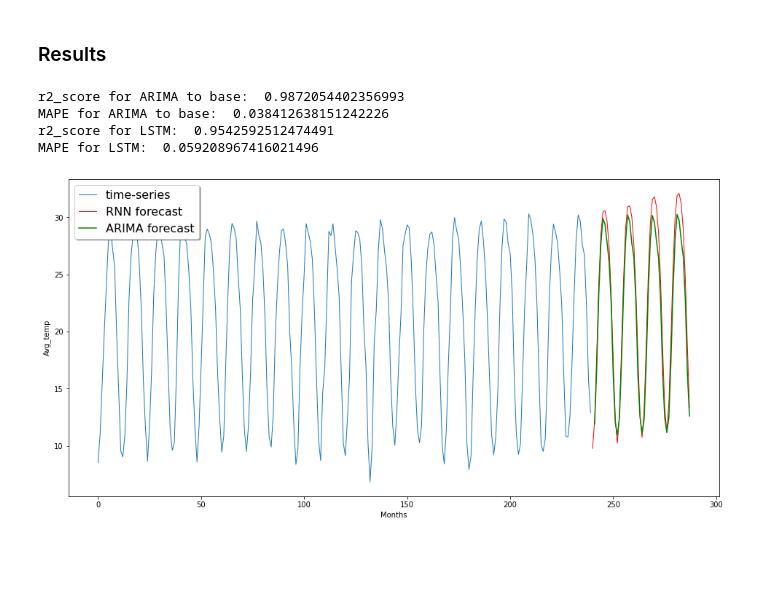
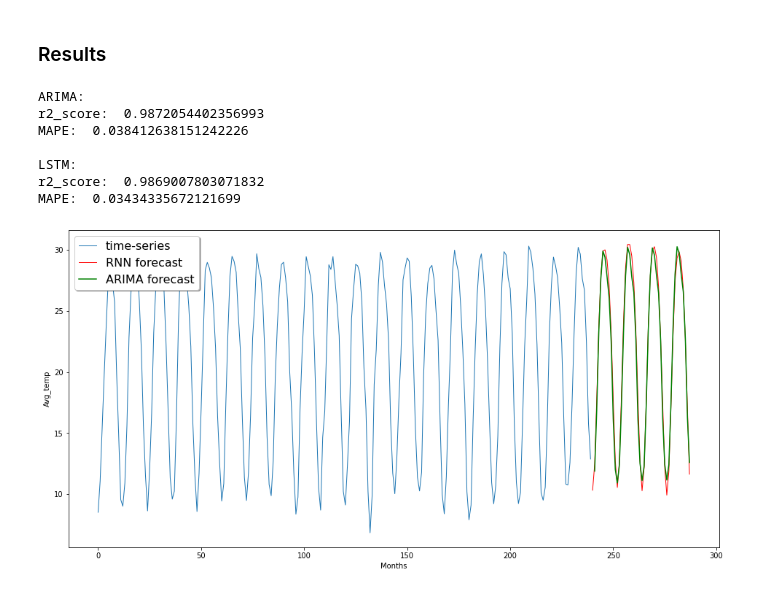
Before and after one commit to Mikha1lSorokin/SMLT_ITMO_2022, a Jupyter notebook: SMLT_01.ipynb, the cells around one changed output. Drawn from its saved outputs; the diff is of its cells as text; code cells hidden in the pictures; blank space fills up the shorter version.

```diff
--- a/SMLT_01.ipynb
+++ b/SMLT_01.ipynb
@@ -584,33 +582,38 @@ y_true = WAG.Temperature.tolist()[190:241]
 y_pred_arima = WAG.model.tolist()[190:241]
 
 # ARIMA R2 and MAPE:
-print('r2_score for ARIMA to base: ',r2_score(y_true, y_pred_arima))
-print('MAPE for ARIMA to base: ',mean_absolute_percentage_error(y_true, y_pred_arima))
+print('ARIMA:')
+print('r2_score: ',r2_score(y_true, y_pred_arima))
+print('MAPE: ',mean_absolute_percentage_error(y_true, y_pred_arima))
 # LSTM R2 and MAPE:
-print('r2_score for LSTM: ',r2_score(yaxis[1:], WAG2.forecast.tolist()[241:288]))
-print('MAPE for LSTM: ',mean_absolute_percentage_error(yaxis[1:], WAG2.forecast.tolist()[241:288]))
+print('\nLSTM:')
+print('r2_score: ',r2_score(yaxis[1:], WAG2.forecast.tolist()[241:288]))
+print('MAPE: ',mean_absolute_percentage_error(yaxis[1:], WAG2.forecast.tolist()[241:288]))
 # %% [output]
-r2_score for ARIMA to base:  0.9872054402356993
-MAPE for ARIMA to base:  0.038412638151242226
-r2_score for LSTM:  0.9542592512474491
-MAPE for LSTM:  0.059208967416021496
+ARIMA:
+r2_score:  0.9872054402356993
+MAPE:  0.038412638151242226
+
+LSTM:
+r2_score:  0.9869007803071832
+MAPE:  0.03434335672121699
 # %%
 # visualize
 
 fig=plt.figure(figsize=(16,8))
 plt.plot(data.values[:],linewidth=1)
 off_s = len(data) - n_test +len(forecasts)  - 1
 off_e = off_s + len(forecasts[0]) + 1
 xaxis = [x for x in range(off_s, off_e)]
 yaxis = [data.values[off_s]] + forecasts[-1]
-yaxis = [x-15 for x in yaxis[1:]]
+yaxis = [x-14 for x in yaxis[1:]]
 plt.plot(xaxis[1:], yaxis, color='r',linewidth=1)
 plt.plot(xaxis[2:], WAG2.forecast.tolist()[241:288], color='g')
 plt.ylabel('Avg_temp')
 plt.xlabel('Months')
 
 plt.legend(('time-series', 'RNN forecast', 'ARIMA forecast'),
            shadow=True, loc='upper left', handlelength=1.5, fontsize=16)
 plt.show()
 # %% [output]
-[figure, old version]
+[figure, new version]
```
Also changed, not shown: parts of 7 cells of this notebook.
